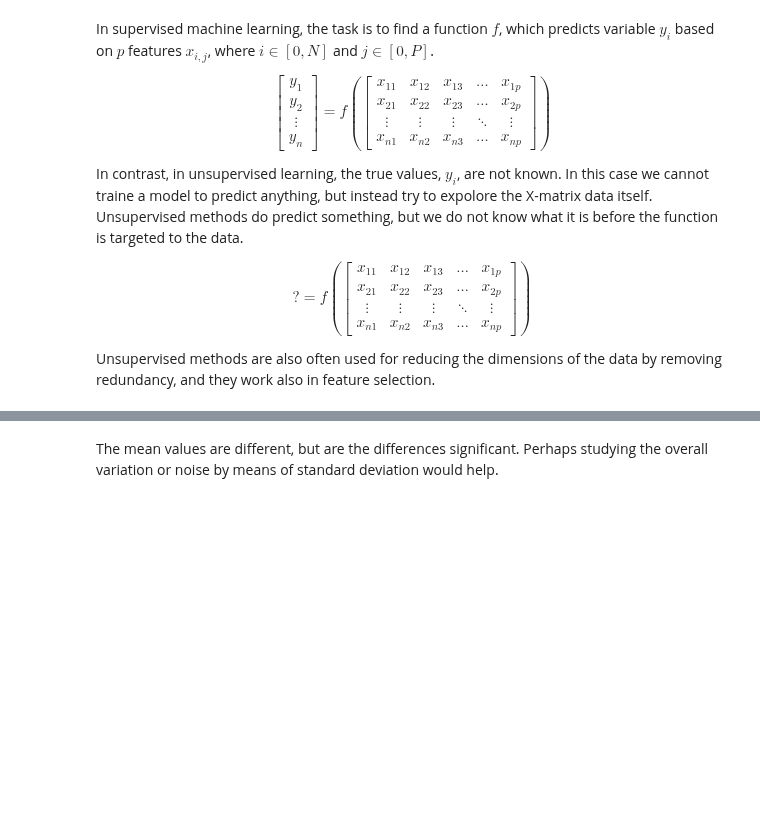
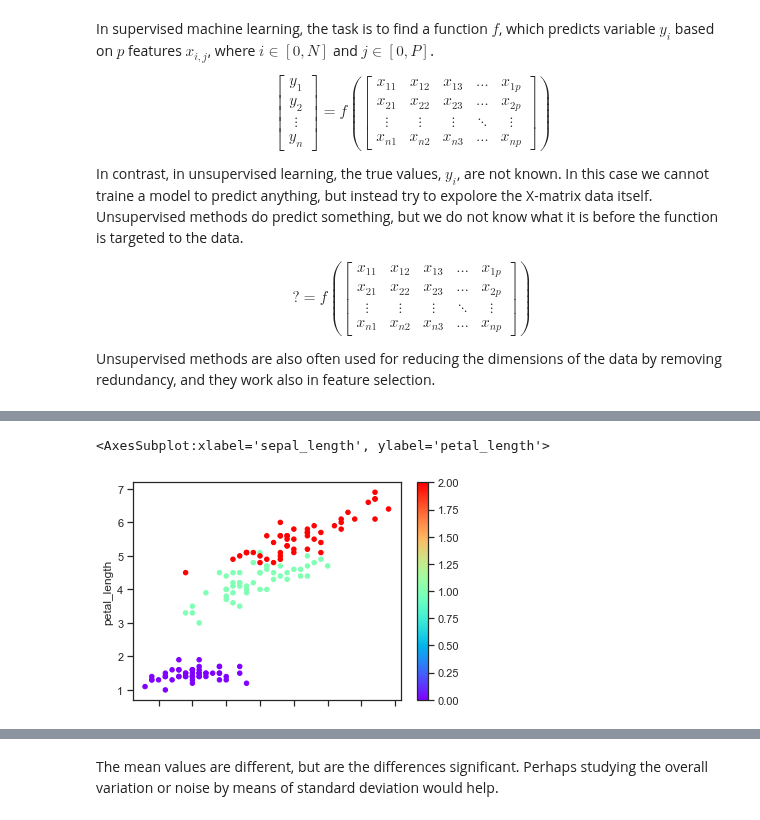
Before and after one commit to pevalisuo/AML, a Jupyter notebook: lectures/UnsupervicedLearning.ipynb, the cells around one changed output, grey strips where cells are left out. Cells and saved outputs as stored; diff of their text form; code cells hidden in the pictures; blank space fills up the shorter version.

```diff
--- a/lectures/UnsupervicedLearning.ipynb
+++ b/lectures/UnsupervicedLearning.ipynb
@@ -73,0 +76,10 @@ value decomposition (SVD), and eigenvalue decomposition
+# %%
+# Lets load the Iris dataset again
+
+import numpy as np
+import pandas as pd
+import seaborn as sns
+import matplotlib.pyplot as plt
+sns.set(style='ticks')
+iris = sns.load_dataset('iris')
+iris.head()
@@ -73,0 +93,3 @@ value decomposition (SVD), and eigenvalue decomposition
+# %%
+iris['category']=pd.Categorical(iris.species)
+iris.category.cat.codes
@@ -73,0 +109,8 @@ value decomposition (SVD), and eigenvalue decomposition
+# %%
+# To visualize the data, we have to plot it in 2D. Lets choose two variables
+# which may be usefull. The category number is used as color index to the colormap
+iris.plot.scatter(x='sepal_length', y='petal_length',
+                  c=iris.category.cat.codes, cmap='rainbow')
+# %% [output]
+<AxesSubplot:xlabel='sepal_length', ylabel='petal_length'>
+[figure, added]
```
Also changed, not shown: parts of 42 cells of this notebook, 2 other files.
